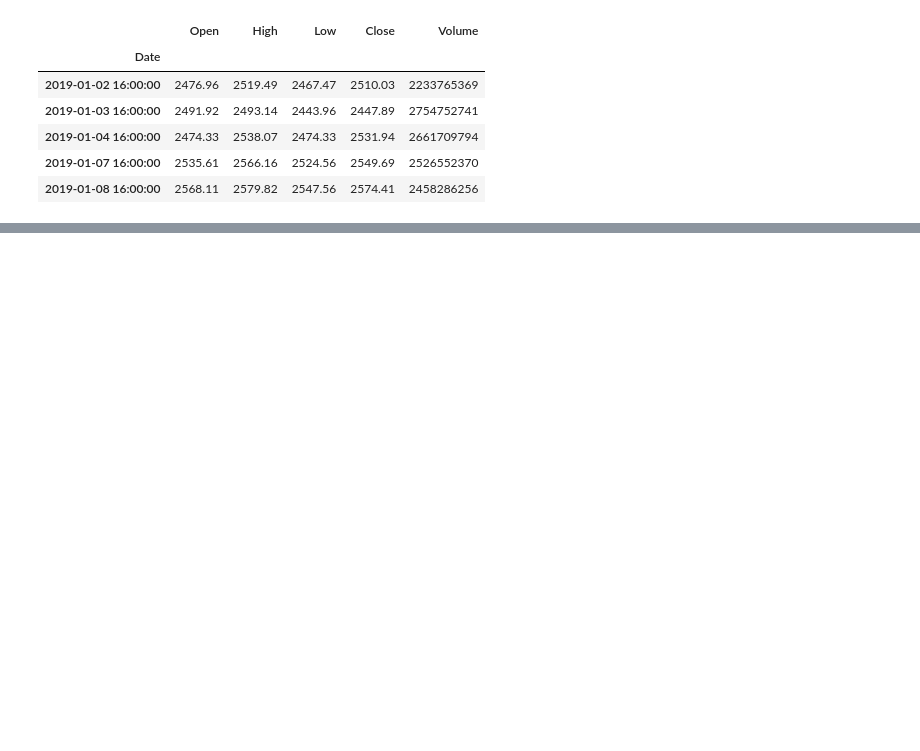
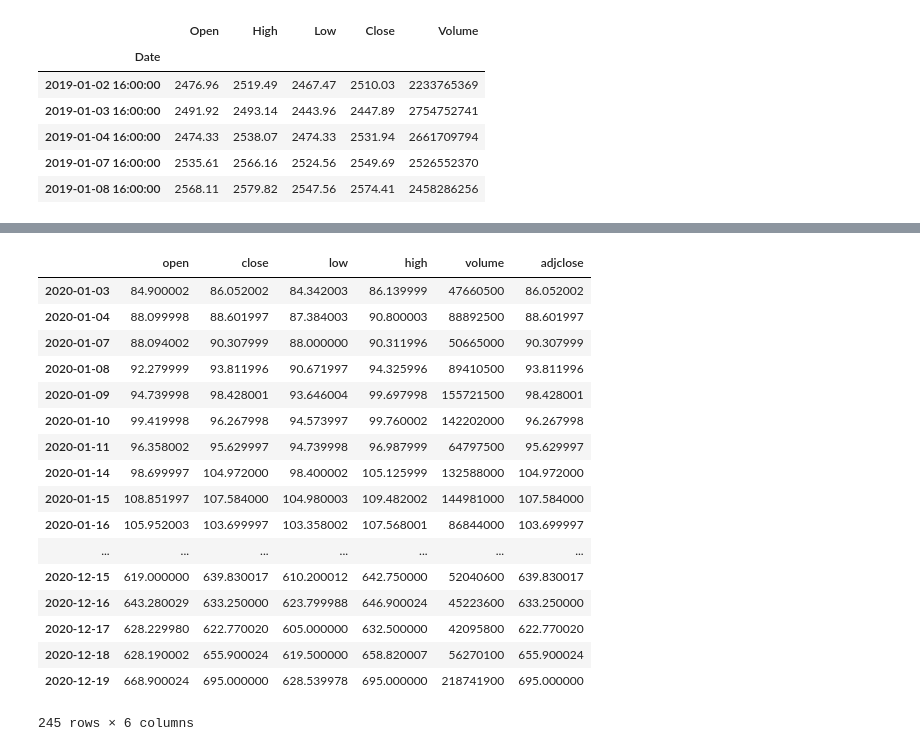
Before and after one commit to nipune/Most-Traded-International-Shares, a Jupyter notebook: Project1.ipynb, the cells around one changed output, grey strips where cells are left out. Saved outputs shown, nothing was run; the diff lists cells and outputs as text; code cells hidden in the pictures; blank space fills up the shorter version.

Commit message:
data uploads done

```diff
--- a/Project1.ipynb
+++ b/Project1.ipynb
@@ -186,3 +209,5 @@ joined_df.head(12)
+# %%
+stock_data = fa.stock_data("TSLA", period="ytd", interval="1d")
 # %%
 sp_df.head()
 # %% [output]
@@ -218,0 +221,21 @@ joined_symbol_df.head(500)
+# %%
+stock_data
+# %% [output]
+|  | open | close | low | high | volume | adjclose |
+| 2020-01-03 | 84.900002 | 86.052002 | 84.342003 | 86.139999 | 47660500 | 86.052002 |
+| 2020-01-04 | 88.099998 | 88.601997 | 87.384003 | 90.800003 | 88892500 | 88.601997 |
+| 2020-01-07 | 88.094002 | 90.307999 | 88.000000 | 90.311996 | 50665000 | 90.307999 |
+| 2020-01-08 | 92.279999 | 93.811996 | 90.671997 | 94.325996 | 89410500 | 93.811996 |
+| 2020-01-09 | 94.739998 | 98.428001 | 93.646004 | 99.697998 | 155721500 | 98.428001 |
+| 2020-01-10 | 99.419998 | 96.267998 | 94.573997 | 99.760002 | 142202000 | 96.267998 |
+| 2020-01-11 | 96.358002 | 95.629997 | 94.739998 | 96.987999 | 64797500 | 95.629997 |
+| 2020-01-14 | 98.699997 | 104.972000 | 98.400002 | 105.125999 | 132588000 | 104.972000 |
+| 2020-01-15 | 108.851997 | 107.584000 | 104.980003 | 109.482002 | 144981000 | 107.584000 |
+| 2020-01-16 | 105.952003 | 103.699997 | 103.358002 | 107.568001 | 86844000 | 103.699997 |
+| ... | ... | ... | ... | ... | ... | ... |
+| 2020-12-15 | 619.000000 | 639.830017 | 610.200012 | 642.750000 | 52040600 | 639.830017 |
+| 2020-12-16 | 643.280029 | 633.250000 | 623.799988 | 646.900024 | 45223600 | 633.250000 |
+| 2020-12-17 | 628.229980 | 622.770020 | 605.000000 | 632.500000 | 42095800 | 622.770020 |
+| 2020-12-18 | 628.190002 | 655.900024 | 619.500000 | 658.820007 | 56270100 | 655.900024 |
+| 2020-12-19 | 668.900024 | 695.000000 | 628.539978 | 695.000000 | 218741900 | 695.000000 |
+245 rows × 6 columns
```
Also changed, not shown: parts of 4 cells of this notebook.
